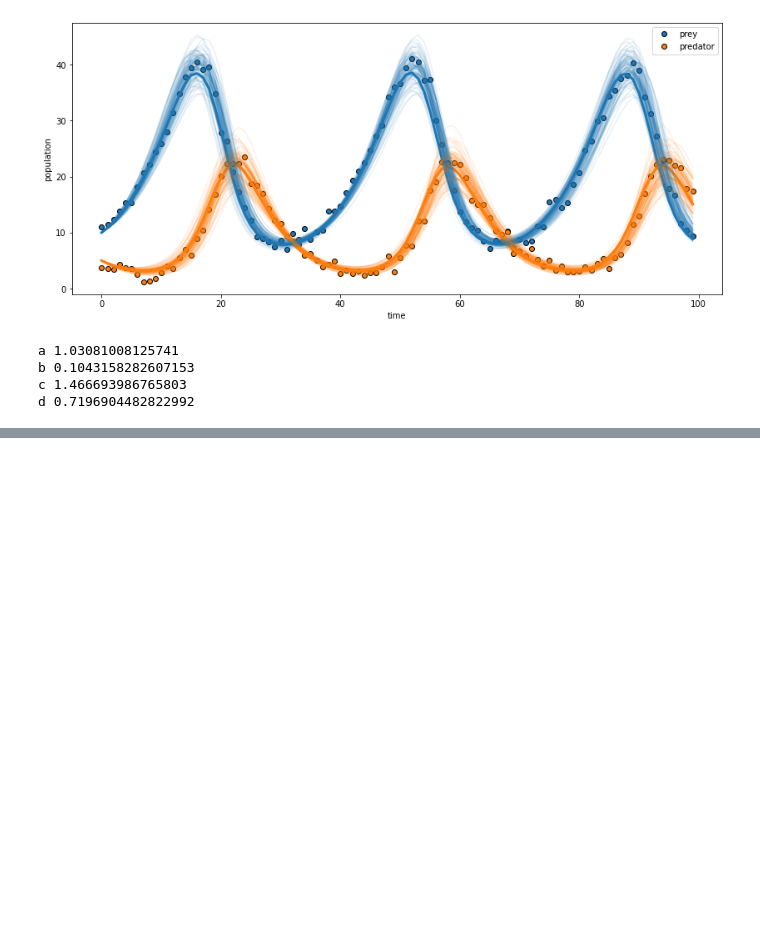
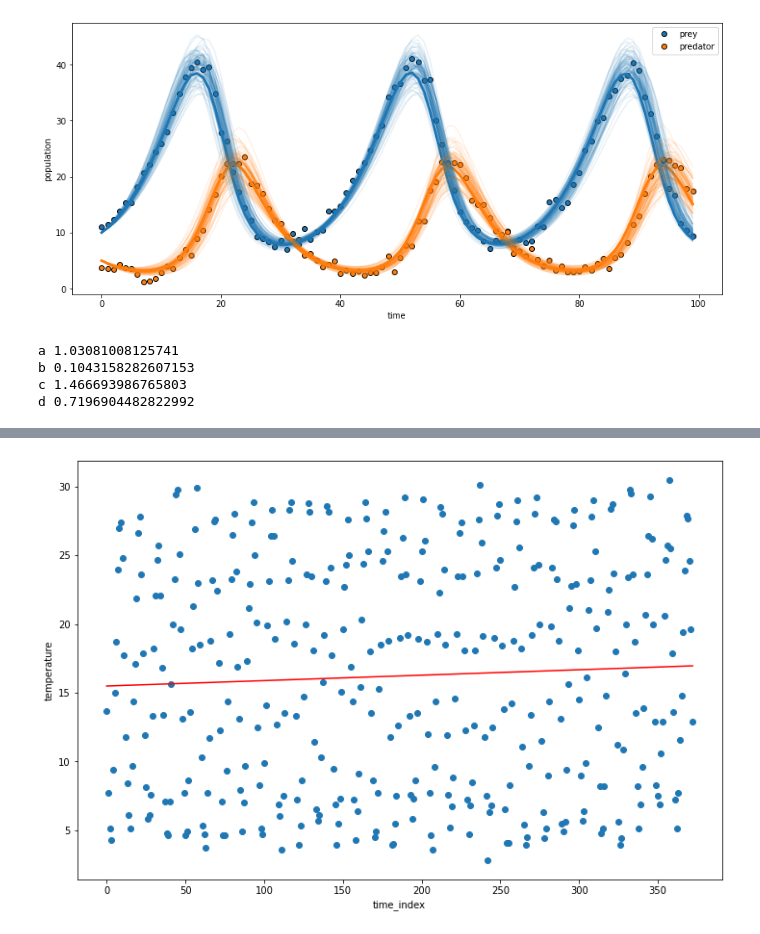
Before and after one commit to yasuhiroinoue/AppMathSci, a Jupyter notebook: 応用数理(2021_12_13).ipynb, the cells around one changed output, grey strips where cells are left out. Cells and saved outputs as stored; diff of their text form; code cells hidden in the pictures; blank space fills up the shorter version.

```diff
--- a/応用数理(2021_12_13).ipynb
+++ b/応用数理(2021_12_13).ipynb
@@ -131,0 +190,7 @@ d 0.7196904482822992
+# %%
+from statsmodels.graphics.api import qqplot
+import statsmodels.formula.api as smf
+#先に最小二乗法で直線成分だけフィッティングし、あとで周期部分をSMCで決定する
+## 1次
+res1 = smf.ols('temperature ~ order', data=df).fit()
+print(res1.summary())
@@ -131,0 +215,11 @@ d 0.7196904482822992
+# %%
+b0, b1 = res1.params
+
+fig = plt.figure(figsize=(12, 8))
+plt.scatter(data_x, data_y)
+plt.plot(data_x, b0 + b1*data_x, 'r')
+plt.xlabel("time_index")
+plt.ylabel("temperature")
+plt.show()
+# %% [output]
+[figure, added]
```
Also changed, not shown: parts of 15 cells of this notebook.
